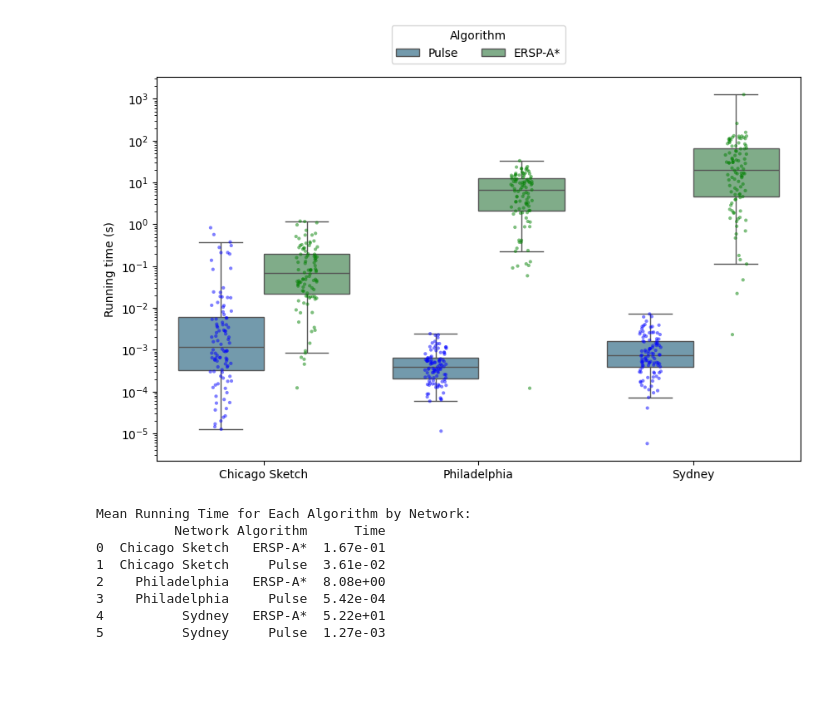
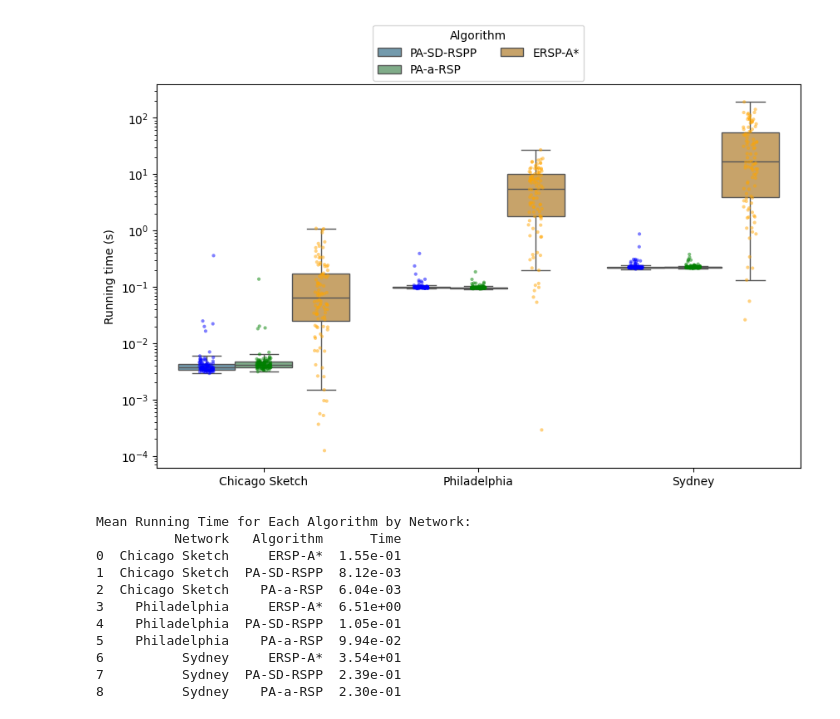
Before and after one commit to EstebanLeiva/PA-Experiments, a Jupyter notebook: plotting/plot.ipynb, the cells around one changed output. Cells and saved outputs as stored; diff of their text form; code cells hidden in the pictures; blank space fills up the shorter version.

```diff
--- a/plotting/plot.ipynb
+++ b/plotting/plot.ipynb
@@ -157,14 +350,45 @@ Infeasibility:  43.115434526537385
+# %%
+time_sdrspp_summed = []
+
+for df in time_sdrspp:
+    pt_cols = [col for col in df.columns if '_pt' in col]
+    t_cols = [col for col in df.columns if '_t' in col]
+
+    # Normalize to base names (strip _pt or _t)
+    pt_keys = {col.replace('_pt', ''): col for col in pt_cols}
+    t_keys = {col.replace('_t', ''): col for col in t_cols}
+
+    # Find common base names
+    common_keys = set(pt_keys).intersection(t_keys)
+
+    # Create new DataFrame with only the summed columns
+    new_df = pd.DataFrame()
+    for key in common_keys:
+        new_df[key] = df[pt_keys[key]] + df[t_keys[key]]
+
+    time_sdrspp_summed.append(new_df)
 # %%
-melted_data = pd.melt(time_sdrspp, var_name="Network", value_name="Time")
+melted_data_list = [
+    pd.melt(df, var_name="Network", value_name="Time")
+    for df in time_sdrspp_summed
+]
 
-melted_data["Algorithm"] = melted_data["Network"].apply(lambda x: "ERSP-A*" if "ERSPA" in x else "Pulse")
+melted_data = pd.concat(melted_data_list, ignore_index=True)
+melted_data.dropna(inplace=True)
+
+melted_data["Algorithm"] = melted_data["Network"].apply(
+    lambda x: "ERSP-A*" if "ERSPA" in x else ("PA-SD-RSPP" if "dominance" in x else "PA-a-RSP")
+)
 melted_data["Network"] = melted_data["Network"].replace({
-    "CS_t": "Chicago Sketch",
-    "CS_t_ERSPA": "Chicago Sketch",
-    "PH_t": "Philadelphia",
-    "PH_t_ERSPA": "Philadelphia",
-    "SY_t": "Sydney",
-    "SY_t_ERSPA": "Sydney"
+    "CS": "Chicago Sketch",
+    "CS_ERSPA": "Chicago Sketch",
+    "CS_dominance": "Chicago Sketch",
+    "PH": "Philadelphia",
+    "PH_ERSPA": "Philadelphia",
+    "PH_dominance": "Philadelphia",
+    "SY": "Sydney",
+    "SY_ERSPA": "Sydney",
+    "SY_dominance": "Sydney",
 })
 
 fig, ax = plt.subplots(figsize=(10, 6))
@@ -175,46 +399,47 @@ boxplot = sns.boxplot(
     x="Network",
     y="Time",
     hue="Algorithm",
-    palette=[pastel_blue, pastel_green],
+    palette=[pastel_blue, pastel_green, pastel_orange],
     showfliers=False,
     ax=ax,
     log_scale=True
 )
 
 # Adding strip plot for individual data points
 sns.stripplot(
     data=melted_data,
     x="Network",
     y="Time",
     hue="Algorithm",
-    palette=["blue", "green"],
+    palette=["blue", "green", "orange"],
     dodge=True,
     alpha=0.5,
     size=3,
     jitter=True,
     log_scale=True,
     ax=ax,
     legend=False
 )
 
-handles, labels = ax.get_legend_handles_labels()
-unique_labels = dict(zip(labels, handles))
-ax.legend(unique_labels.values(), unique_labels.keys(), title="Algorithm", loc="upper center", ncol=2, bbox_to_anchor=(0.5, 1.15))
+ax.legend(title="Algorithm", loc="upper center", ncol=2, bbox_to_anchor=(0.5, 1.17))
 ax.set_xlabel('')
 boxplot.set_ylabel("Running time (s)", fontsize=10)
 plt.show()
 
 mean_values = melted_data.groupby(["Network", "Algorithm"])["Time"].mean().reset_index()
 mean_values["Time"] = mean_values["Time"].apply(lambda x: "{:.2e}".format(x))
 print("Mean Running Time for Each Algorithm by Network:")
 print(mean_values)
 # %% [output]
-[figure, old version]
+[figure, new version]
 Mean Running Time for Each Algorithm by Network:
-          Network Algorithm      Time
-0  Chicago Sketch   ERSP-A*  1.67e-01
-1  Chicago Sketch     Pulse  3.61e-02
-2    Philadelphia   ERSP-A*  8.08e+00
-3    Philadelphia     Pulse  5.42e-04
-4          Sydney   ERSP-A*  5.22e+01
-5          Sydney     Pulse  1.27e-03
+          Network   Algorithm      Time
+0  Chicago Sketch     ERSP-A*  1.55e-01
+1  Chicago Sketch  PA-SD-RSPP  8.12e-03
+2  Chicago Sketch    PA-a-RSP  6.04e-03
+3    Philadelphia     ERSP-A*  6.51e+00
+4    Philadelphia  PA-SD-RSPP  1.05e-01
+5    Philadelphia    PA-a-RSP  9.94e-02
+6          Sydney     ERSP-A*  3.54e+01
+7          Sydney  PA-SD-RSPP  2.39e-01
+8          Sydney    PA-a-RSP  2.30e-01
```
Also changed, not shown: parts of 26 cells of this notebook, 10 other files.
